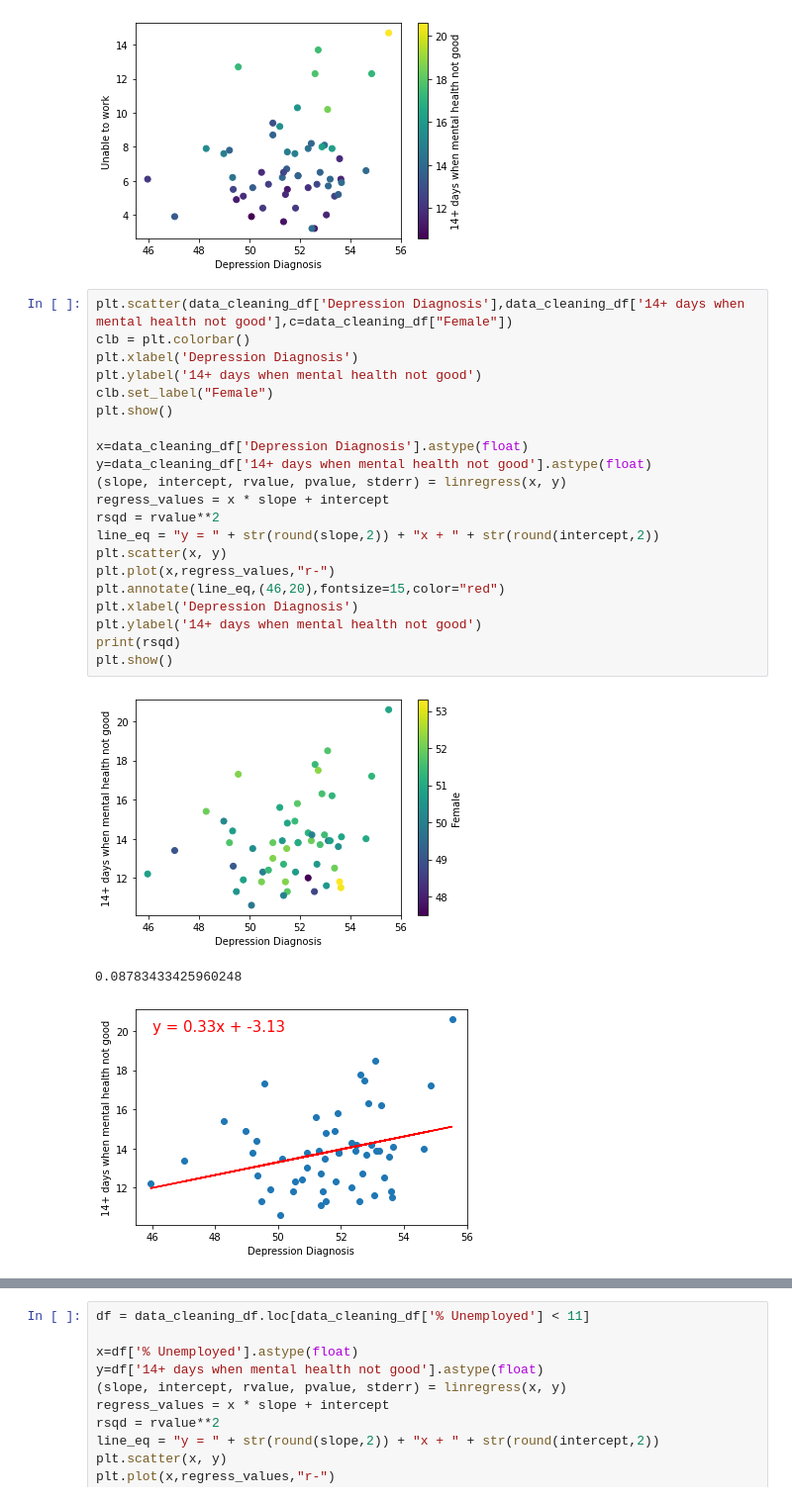
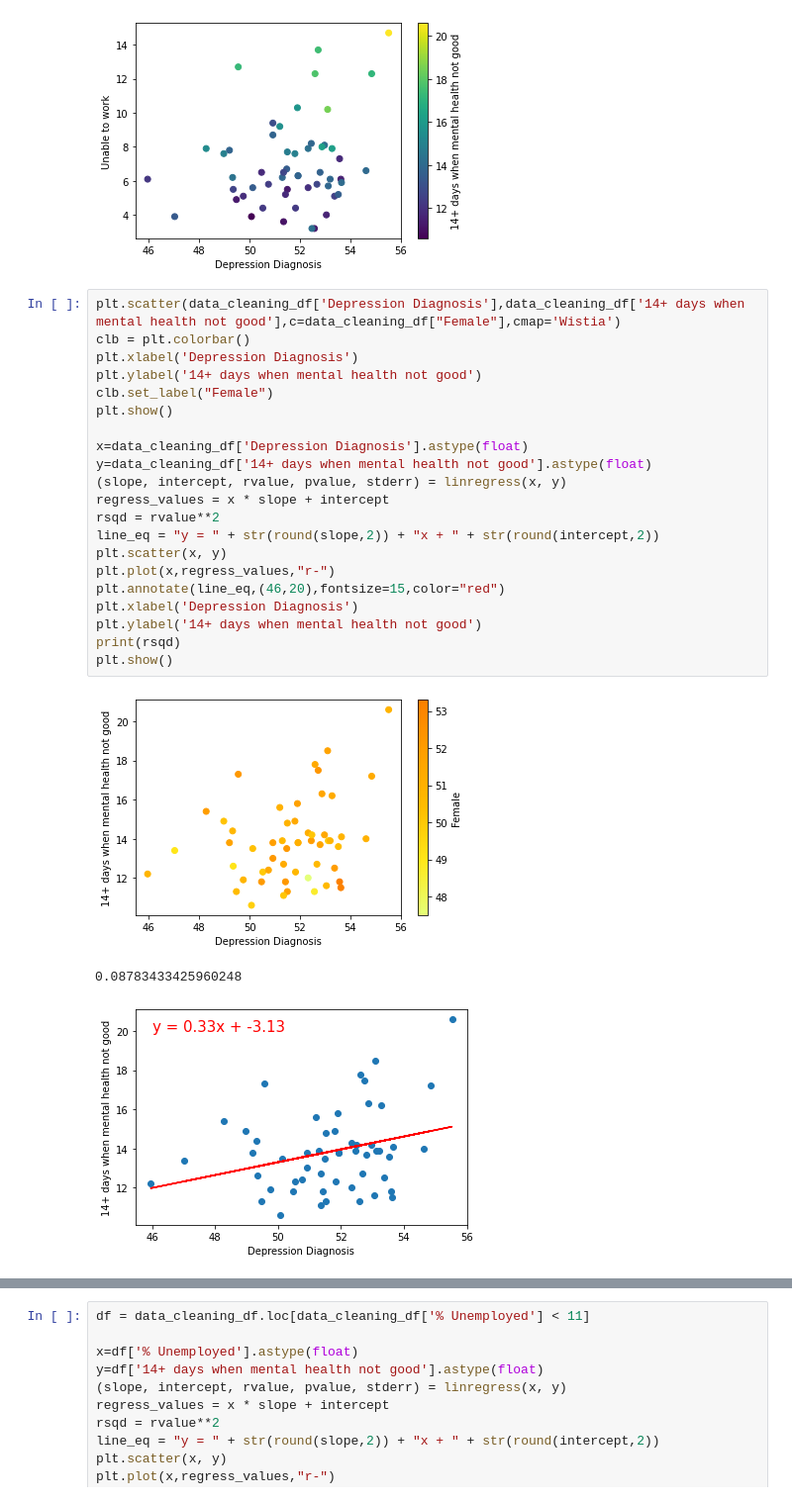
Before and after one commit to hehill/Project1_Team3, a Jupyter notebook: data_visulization.ipynb, the cells around one changed output, grey strips where cells are left out. Shown: that part at 99% size. Drawn from its saved outputs; the diff is of its cells as text.

```diff
--- a/data_visulization.ipynb
+++ b/data_visulization.ipynb
@@ -124,28 +124,28 @@ plt.show()
 # %% [output]
 [figure]
 # %%
-plt.scatter(data_cleaning_df['Depression Diagnosis'],data_cleaning_df['14+ days when mental health not good'],c=data_cleaning_df["Female"])
+plt.scatter(data_cleaning_df['Depression Diagnosis'],data_cleaning_df['14+ days when mental health not good'],c=data_cleaning_df["Female"],cmap='Wistia')
 clb = plt.colorbar()
 plt.xlabel('Depression Diagnosis')
 plt.ylabel('14+ days when mental health not good')
 clb.set_label("Female")
 plt.show()
 
 x=data_cleaning_df['Depression Diagnosis'].astype(float)
 y=data_cleaning_df['14+ days when mental health not good'].astype(float)
 (slope, intercept, rvalue, pvalue, stderr) = linregress(x, y)
 regress_values = x * slope + intercept
 rsqd = rvalue**2
 line_eq = "y = " + str(round(slope,2)) + "x + " + str(round(intercept,2))
 plt.scatter(x, y)
 plt.plot(x,regress_values,"r-")
 plt.annotate(line_eq,(46,20),fontsize=15,color="red")
 plt.xlabel('Depression Diagnosis')
 plt.ylabel('14+ days when mental health not good')
 print(rsqd)
 plt.show()
 # %% [output]
-[figure, old version]
+[figure, new version]
 0.08783433425960248
 [figure]
 # %%
```
Also changed, not shown: parts of 5 cells of this notebook.
